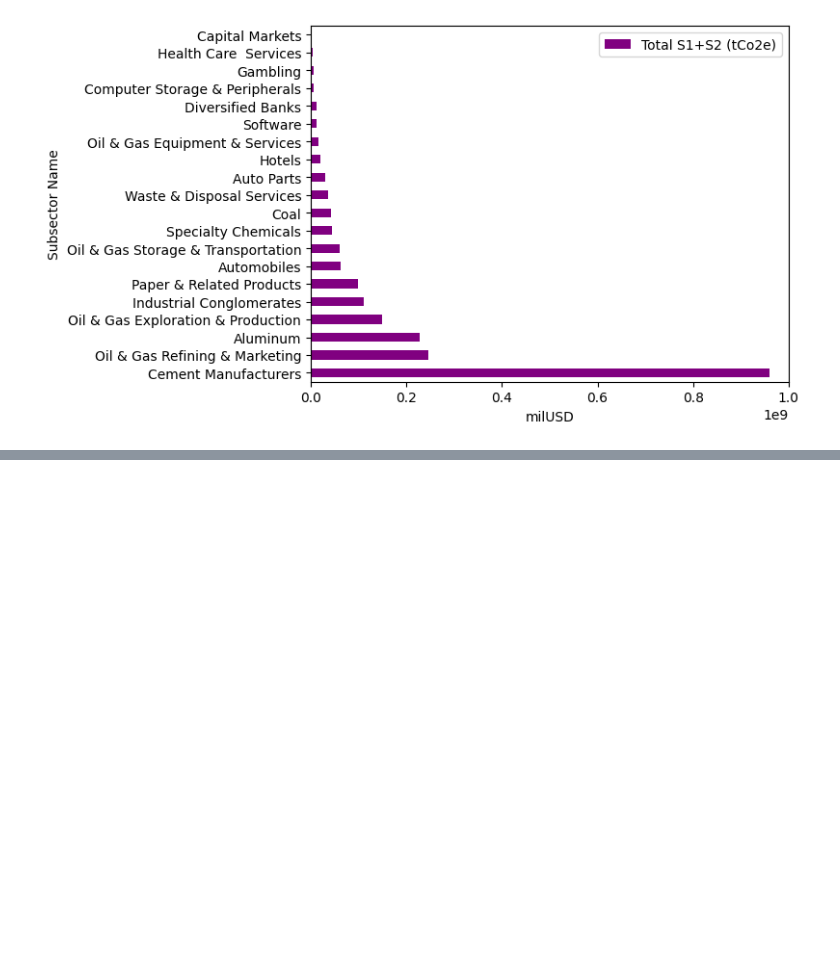
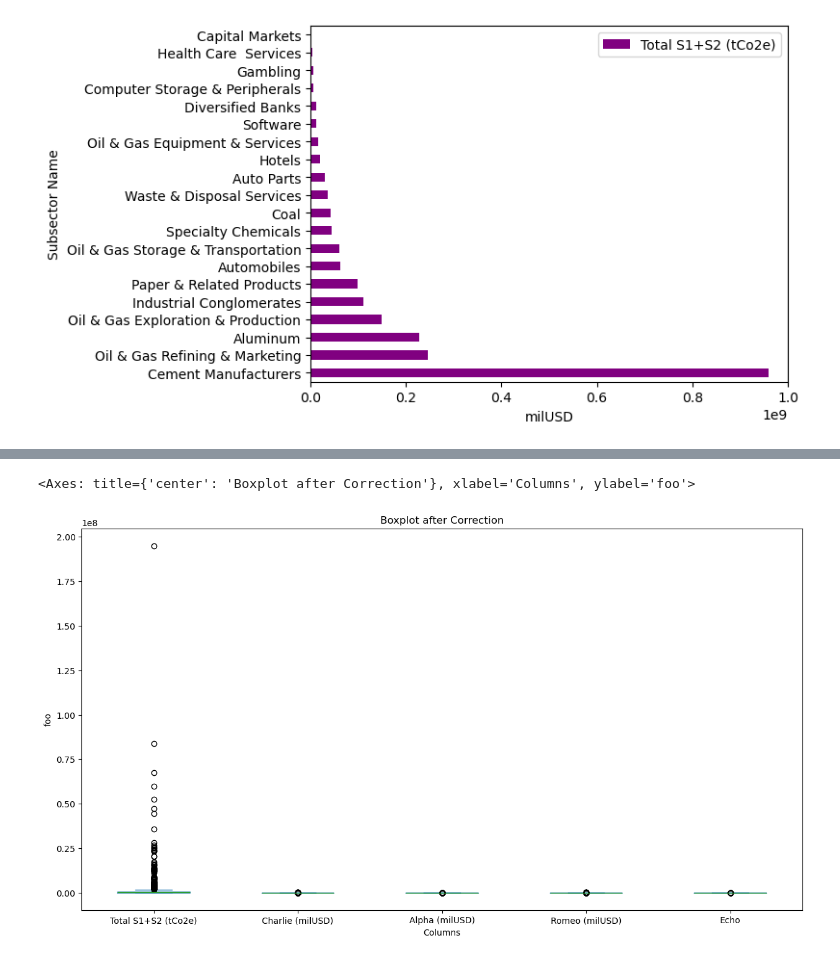
Before and after one commit to maniunix/scope_1_scope_2_emmisions, a Jupyter notebook: src/scope1_scope2_analysis.ipynb, the cells around one changed output, grey strips where cells are left out. Cells and saved outputs as stored; diff of their text form; code cells hidden in the pictures; blank space fills up the shorter version.

Commit message:
remove outliers

```diff
--- a/src/scope1_scope2_analysis.ipynb
+++ b/src/scope1_scope2_analysis.ipynb
@@ -175,0 +161,3 @@ df.groupby("Subsector Name")["Total S1+S2 (tCo2e)"].sum().sort_values(ascending
+# %%
+new_df = df.copy()[['Total S1+S2 (tCo2e)','Charlie (milUSD)', 'Alpha (milUSD)', 'Romeo (milUSD)', 'Echo']]
+new_df
@@ -175,0 +178,22 @@ df.groupby("Subsector Name")["Total S1+S2 (tCo2e)"].sum().sort_values(ascending
+# %%
+def remove_outliers_iqr(df, column):
+    mean = df[column].mean()
+    Q1 = df[column].quantile(0.25)
+    Q3 = df[column].quantile(0.75)
+    IQR = Q3 - Q1
+    lower_bound = mean - 1.5 * IQR
+    upper_bound = mean + 1.5 * IQR
+    df_filtered = df[(df[column] >= lower_bound) & (df[column] <= upper_bound)]
+
+    return df_filtered
+
+df_cleaned = new_df.copy()
+for col in new_df.columns:
+    df_cleaned = remove_outliers_iqr(new_df, col)
+# %%
+df_cleaned[['Total S1+S2 (tCo2e)','Charlie (milUSD)', 'Alpha (milUSD)', 'Romeo (milUSD)', 'Echo']].plot(kind = "box", figsize = (15,8),
+                                                                                                       title = "Boxplot after Correction", xlabel = "Columns",
+                                                                                                       ylabel = "foo" )
+# %% [output]
+<Axes: title={'center': 'Boxplot after Correction'}, xlabel='Columns', ylabel='foo'>
+[figure, added]
```
Also changed, not shown: parts of 3 cells of this notebook.
